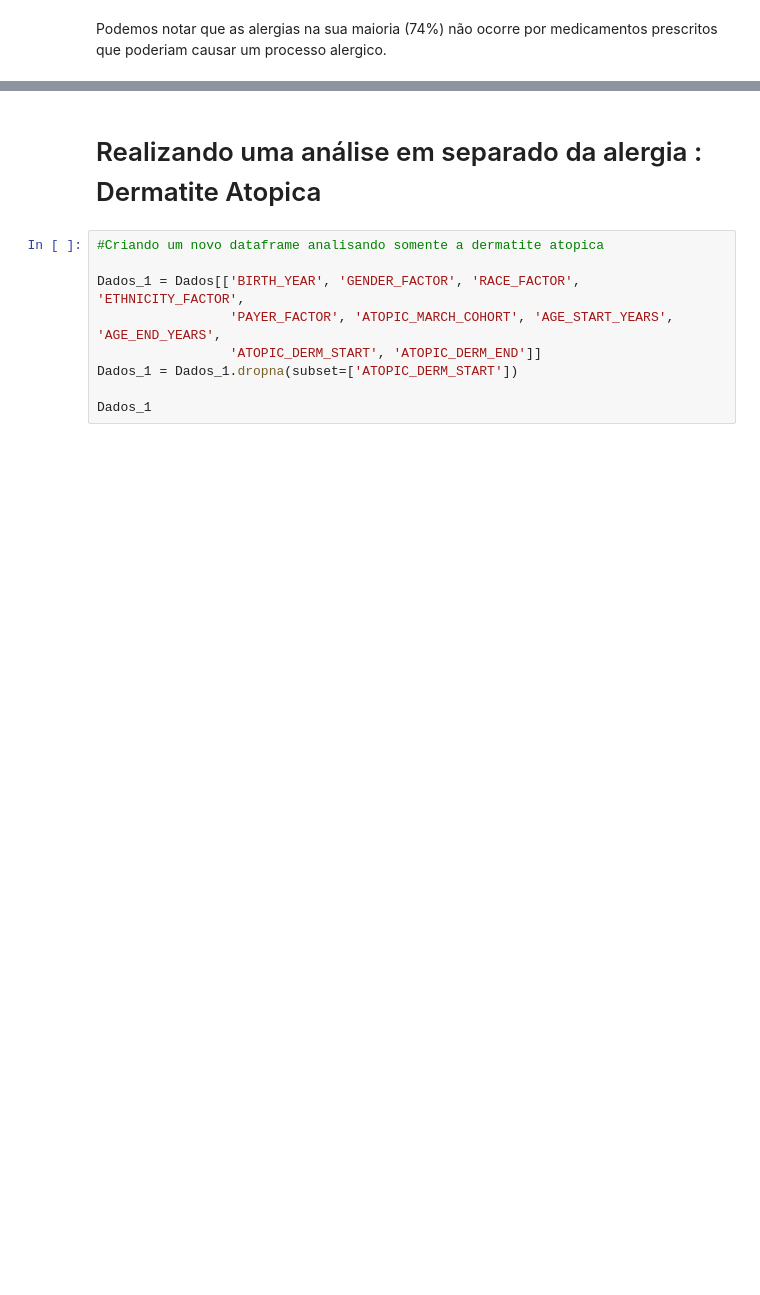
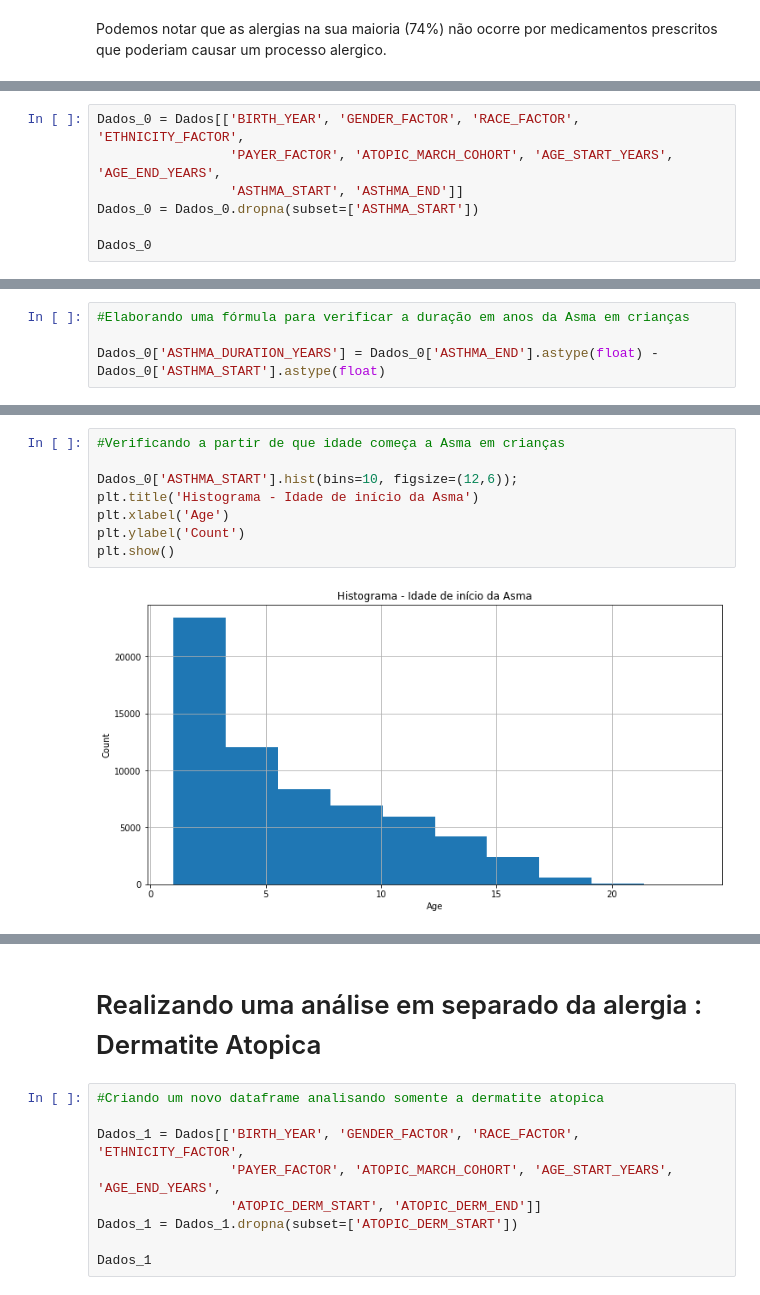
Before and after one commit to LerinaMM/childhood_allergies, a Jupyter notebook: Childhood_Allergies.ipynb, the cells around one changed output, grey strips where cells are left out. Saved outputs shown, nothing was run; the diff lists cells and outputs as text; blank space fills up the shorter version.

```diff
--- a/Childhood_Allergies.ipynb
+++ b/Childhood_Allergies.ipynb
@@ -256,0 +270,7 @@ Podemos notar que as alergias na sua maioria (74%) não ocorre por medicamentos
+# %%
+Dados_0 = Dados[['BIRTH_YEAR', 'GENDER_FACTOR', 'RACE_FACTOR', 'ETHNICITY_FACTOR',
+                 'PAYER_FACTOR', 'ATOPIC_MARCH_COHORT', 'AGE_START_YEARS', 'AGE_END_YEARS',
+                 'ASTHMA_START', 'ASTHMA_END']]
+Dados_0 = Dados_0.dropna(subset=['ASTHMA_START'])
+
+Dados_0
@@ -256,0 +291,4 @@ Podemos notar que as alergias na sua maioria (74%) não ocorre por medicamentos
+# %%
+#Elaborando uma fórmula para verificar a duração em anos da Asma em crianças
+
+Dados_0['ASTHMA_DURATION_YEARS'] = Dados_0['ASTHMA_END'].astype(float) - Dados_0['ASTHMA_START'].astype(float)
@@ -256,0 +317,10 @@ Podemos notar que as alergias na sua maioria (74%) não ocorre por medicamentos
+# %%
+#Verificando a partir de que idade começa a Asma em crianças
+
+Dados_0['ASTHMA_START'].hist(bins=10, figsize=(12,6));
+plt.title('Histograma - Idade de início da Asma')
+plt.xlabel('Age')
+plt.ylabel('Count')
+plt.show()
+# %% [output]
+[figure, added]
```
Also changed, not shown: parts of 20 cells of this notebook.
